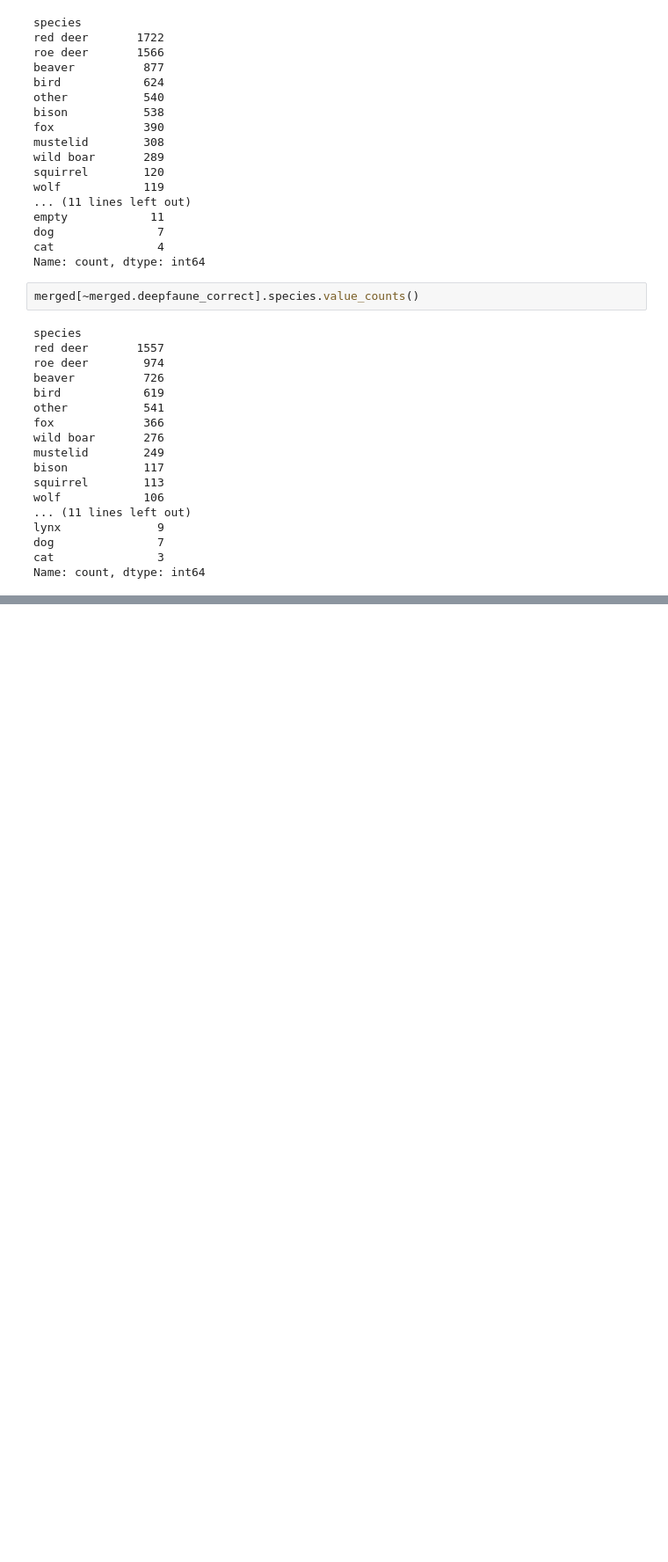
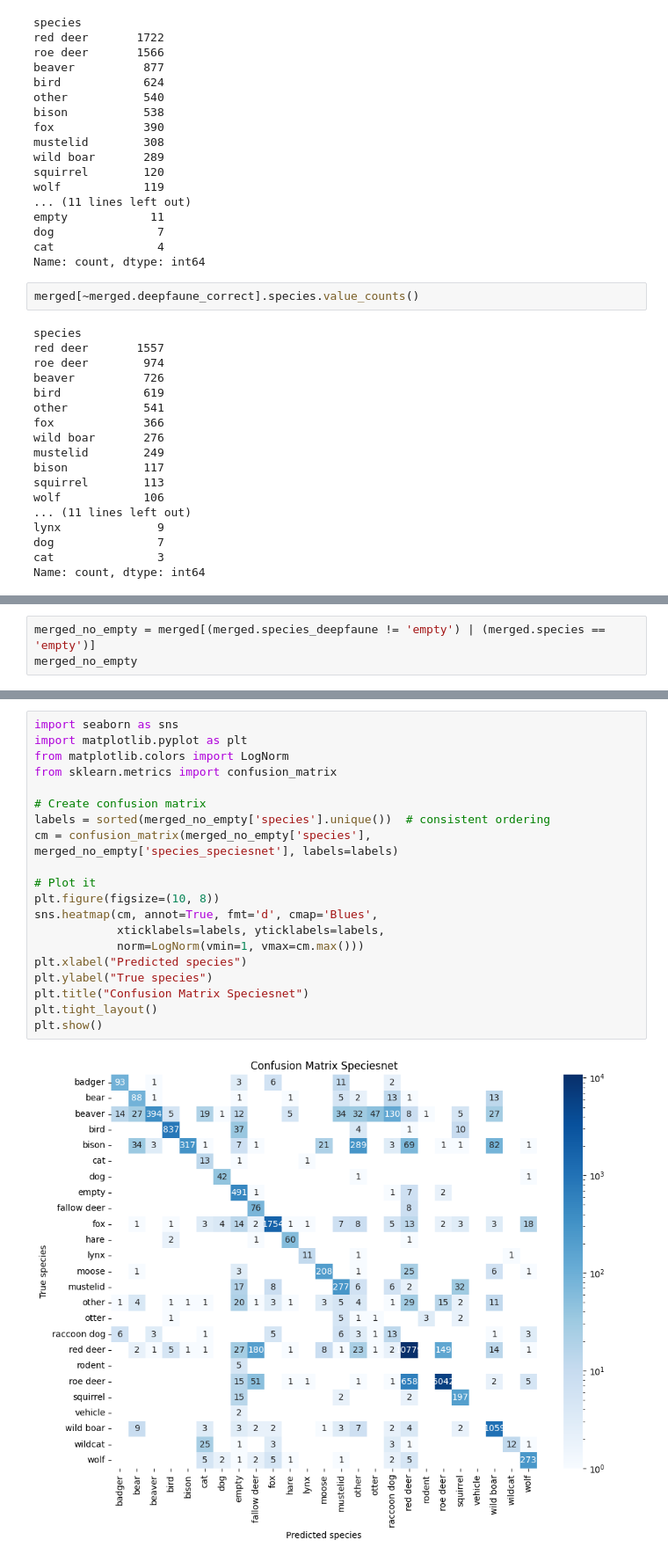
Before and after one commit to PLKplkPLK/mgr, a Jupyter notebook: results_unification.ipynb, the cells around one changed output, grey strips where cells are left out. Shown: that part at 88% size. Drawn from its saved outputs; the diff is of its cells as text; blank space fills up the shorter version.

```diff
--- a/results_unification.ipynb
+++ b/results_unification.ipynb
@@ -356,0 +499,3 @@ Name: count, dtype: int64
+# %%
+merged_no_empty = merged[(merged.species_deepfaune != 'empty') | (merged.species == 'empty')]
+merged_no_empty
@@ -356,0 +598,22 @@ Name: count, dtype: int64
+# %%
+import seaborn as sns
+import matplotlib.pyplot as plt
+from matplotlib.colors import LogNorm
+from sklearn.metrics import confusion_matrix
+
+# Create confusion matrix
+labels = sorted(merged_no_empty['species'].unique())  # consistent ordering
+cm = confusion_matrix(merged_no_empty['species'], merged_no_empty['species_speciesnet'], labels=labels)
+
+# Plot it
+plt.figure(figsize=(10, 8))
+sns.heatmap(cm, annot=True, fmt='d', cmap='Blues',
+            xticklabels=labels, yticklabels=labels,
+            norm=LogNorm(vmin=1, vmax=cm.max()))
+plt.xlabel("Predicted species")
+plt.ylabel("True species")
+plt.title("Confusion Matrix Speciesnet")
+plt.tight_layout()
+plt.show()
+# %% [output]
+[figure, added]
```
Also changed, not shown: parts of 20 cells of this notebook, 1 other file.
